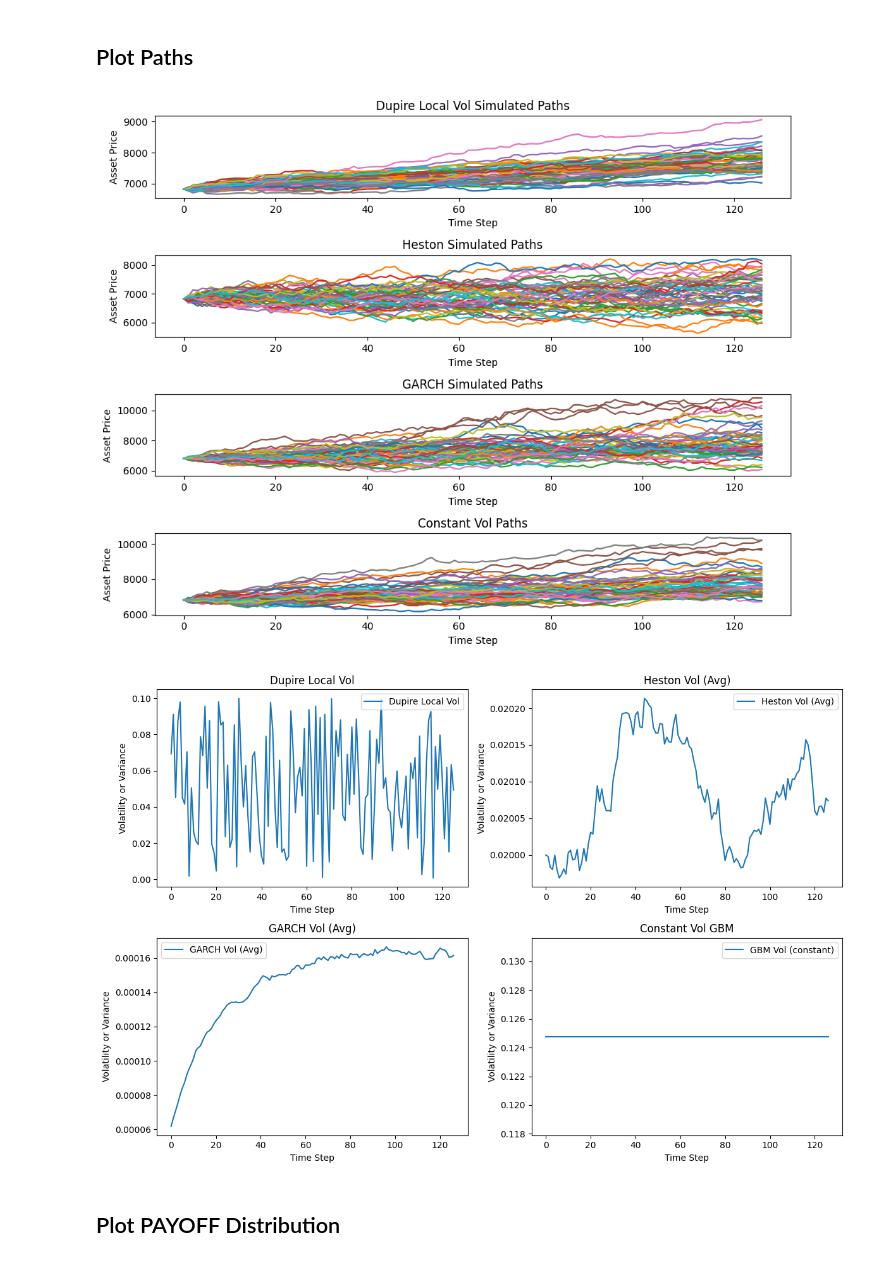
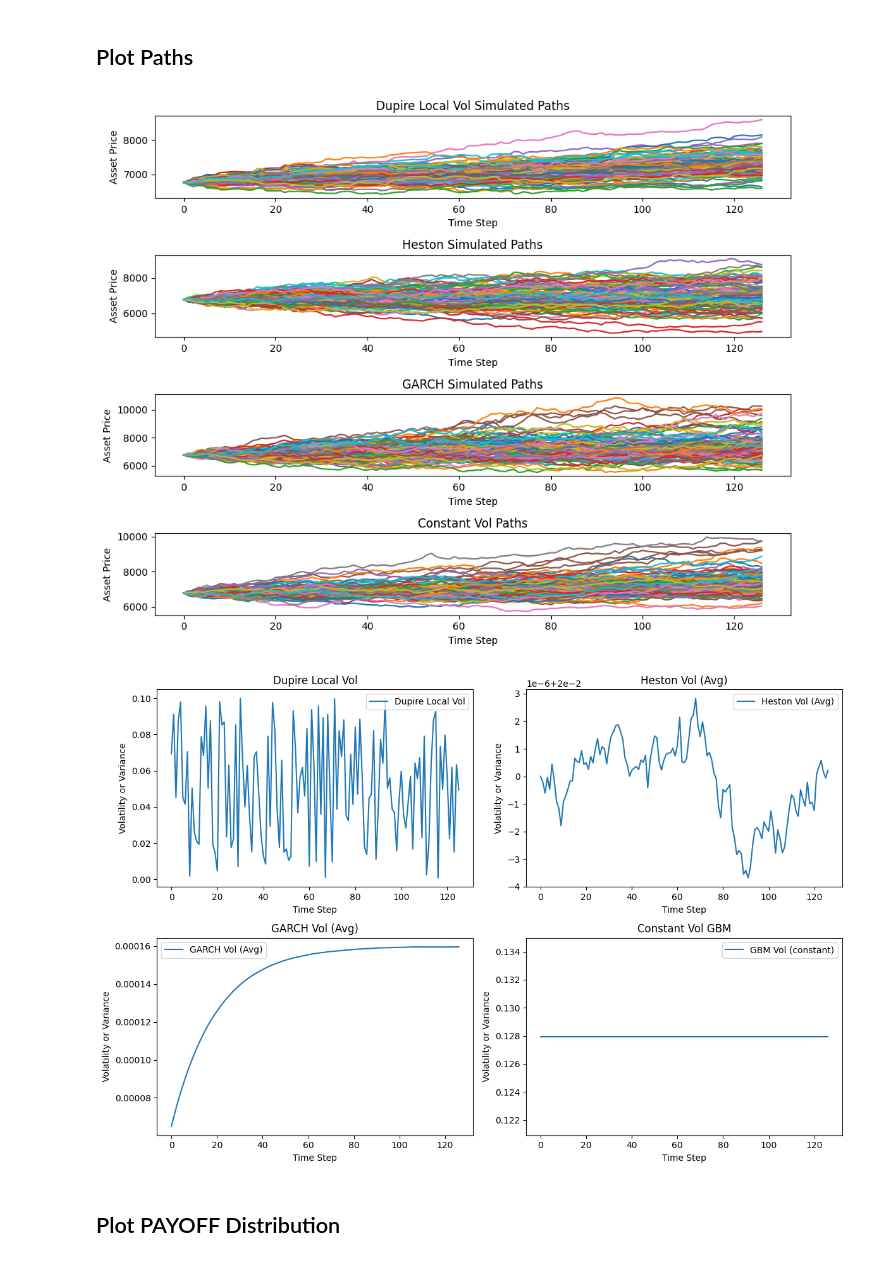
Before and after one commit to StevenYang23/MonteCarloOptionPricing, a Jupyter notebook: main.ipynb, the cells around one changed output. Saved outputs shown, nothing was run; the diff lists cells and outputs as text; code cells hidden in the pictures.

```diff
--- a/main.ipynb
+++ b/main.ipynb
@@ -138,22 +138,22 @@ r = calls["r"].iloc[0]
 # Divident rate
 q = 0
 # number of simulations
-M = 100
+M = 100000
 # %% [markdown]
 ## Plot Paths
 # %%
 S_path_Heston,V_path_Heston = heston_simulation(S0=S0,r=r,q=q,K=K,T=T,v0=v0,kappa=kappa,theta=theta,rho=rho,sigma=sigma,M=M,N=N)
 S_path_dupire,V_path_dupire = dupire_simulation(mu_annual=mu_annual,K=K,S0=S0,T=T,N=N,M=M, params=[calls["S0"].iloc[0],calls["r"].iloc[0],interp])
 S_path_Garch, V_path_Garch = Garch_simulation(omega=omega, alpha=alpha, beta=beta,mu_annual=mu_annual,vol_annual=vol_annual,N=N,M=M,S0=S0,T=T)
 S_path_GBM, V_path_GBM = GBM_simulation(vol_annual=vol_annual,mu_annual=mu_annual,S0=S0,T=T,N=N,M=M)
 
-plot_s_paths(S_path_dupire,S_path_Heston,S_path_Garch,S_path_GBM,m=50)
+plot_s_paths(S_path_dupire,S_path_Heston,S_path_Garch,S_path_GBM,m=100)
 # %% [output]
-[figure, old version]
+[figure, new version]
 # %%
 plot_v_paths(V_path_dupire,V_path_Heston,V_path_Garch,V_path_GBM)
 # %% [output]
-[figure, old version]
+[figure, new version]
 # %% [markdown]
 ## Plot PAYOFF Distribution
 # %%
```
Also changed, not shown: parts of 7 cells of this notebook, 2 other files.
